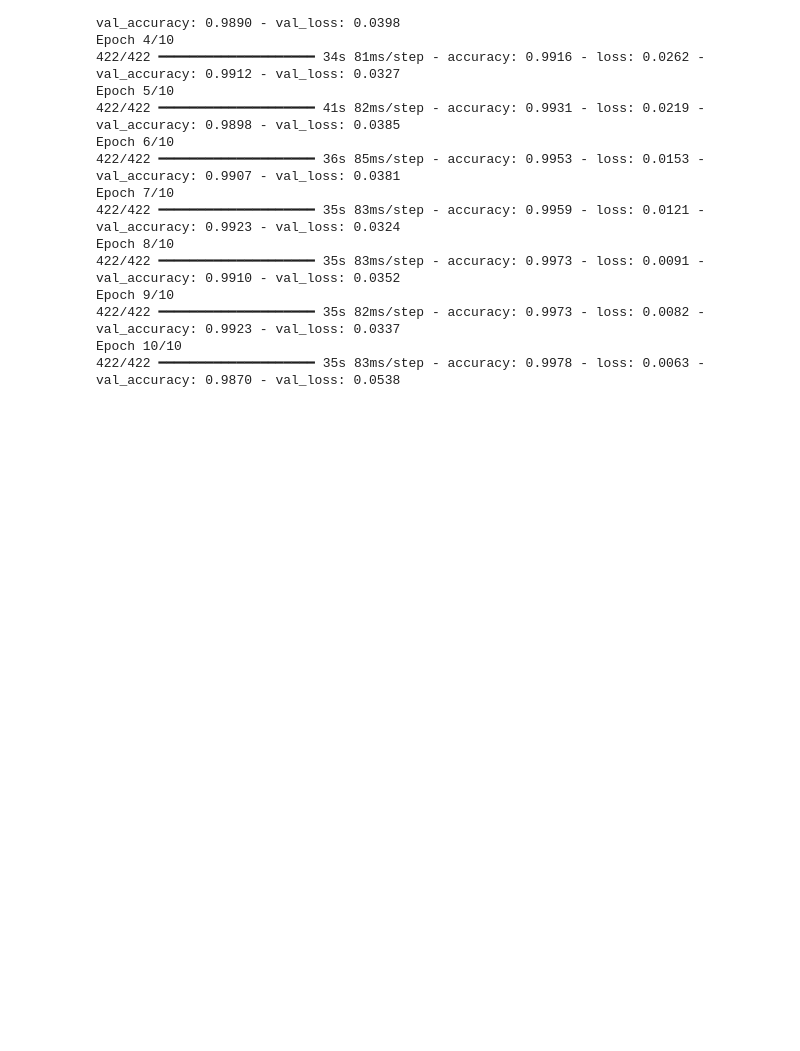
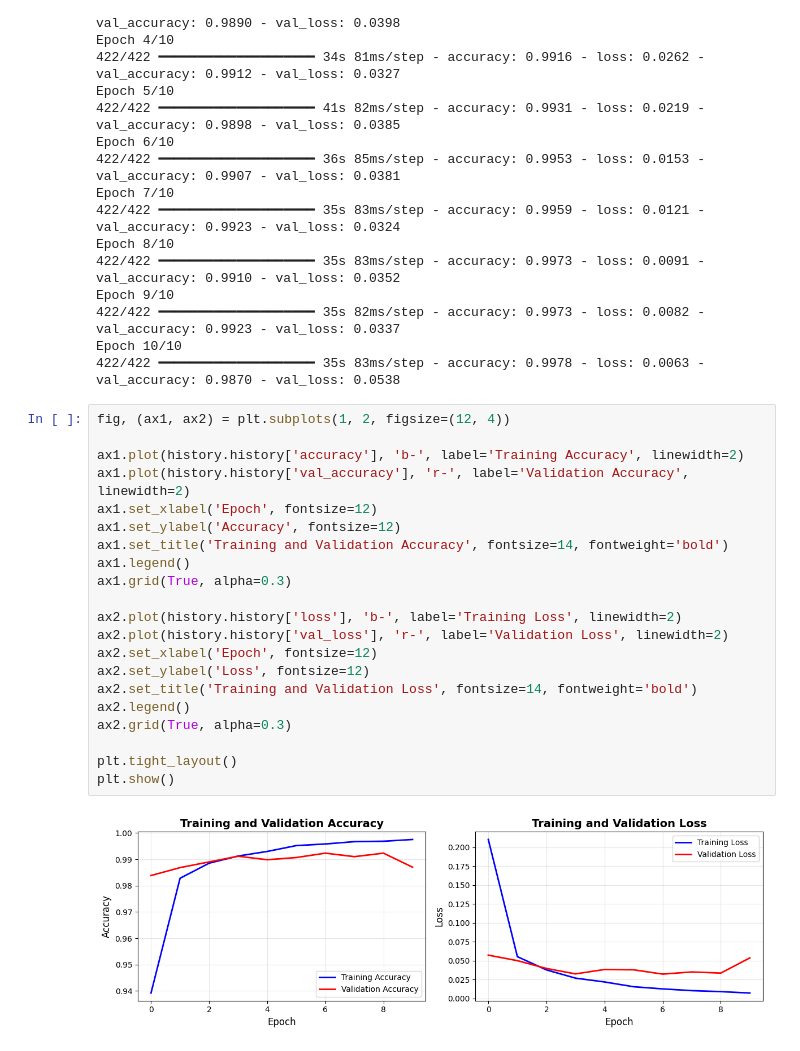
Before and after one commit to NETSADOM/CNN-Training-and-Image-Classification, a Jupyter notebook: CNN_Training_&_Image_Classification.ipynb, the cells around one changed output. Drawn from its saved outputs; the diff is of its cells as text; blank space fills up the shorter version.

Commit message:
accuracy/loss curves

```diff
--- a/CNN_Training_&_Image_Classification.ipynb
+++ b/CNN_Training_&_Image_Classification.ipynb
@@ -89,3 +89,26 @@ Epoch 9/10
 422/422 ━━━━━━━━━━━━━━━━━━━━ 35s 82ms/step - accuracy: 0.9973 - loss: 0.0082 - val_accuracy: 0.9923 - val_loss: 0.0337
 Epoch 10/10
 422/422 ━━━━━━━━━━━━━━━━━━━━ 35s 83ms/step - accuracy: 0.9978 - loss: 0.0063 - val_accuracy: 0.9870 - val_loss: 0.0538
+# %%
+fig, (ax1, ax2) = plt.subplots(1, 2, figsize=(12, 4))
+
+ax1.plot(history.history['accuracy'], 'b-', label='Training Accuracy', linewidth=2)
+ax1.plot(history.history['val_accuracy'], 'r-', label='Validation Accuracy', linewidth=2)
+ax1.set_xlabel('Epoch', fontsize=12)
+ax1.set_ylabel('Accuracy', fontsize=12)
+ax1.set_title('Training and Validation Accuracy', fontsize=14, fontweight='bold')
+ax1.legend()
+ax1.grid(True, alpha=0.3)
+
+ax2.plot(history.history['loss'], 'b-', label='Training Loss', linewidth=2)
+ax2.plot(history.history['val_loss'], 'r-', label='Validation Loss', linewidth=2)
+ax2.set_xlabel('Epoch', fontsize=12)
+ax2.set_ylabel('Loss', fontsize=12)
+ax2.set_title('Training and Validation Loss', fontsize=14, fontweight='bold')
+ax2.legend()
+ax2.grid(True, alpha=0.3)
+
+plt.tight_layout()
+plt.show()
+# %% [output]
+[figure, added]
```
Also changed, not shown: parts of 1 cell of this notebook.
